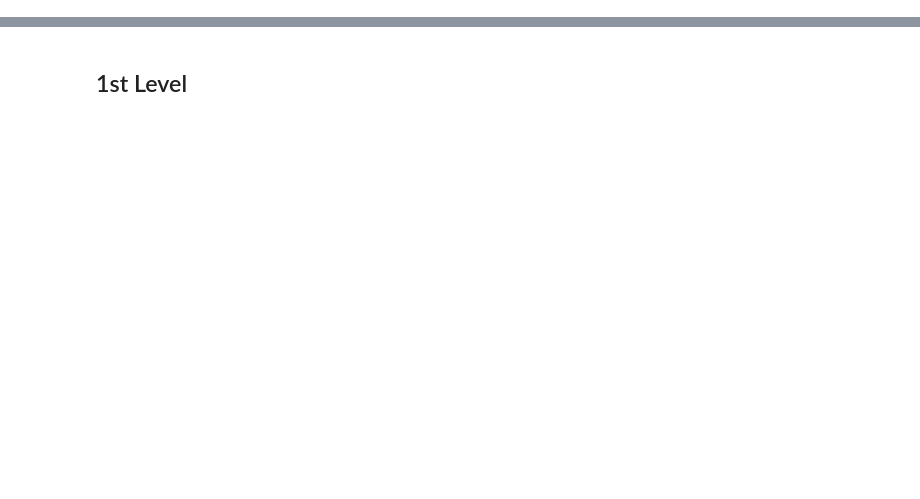
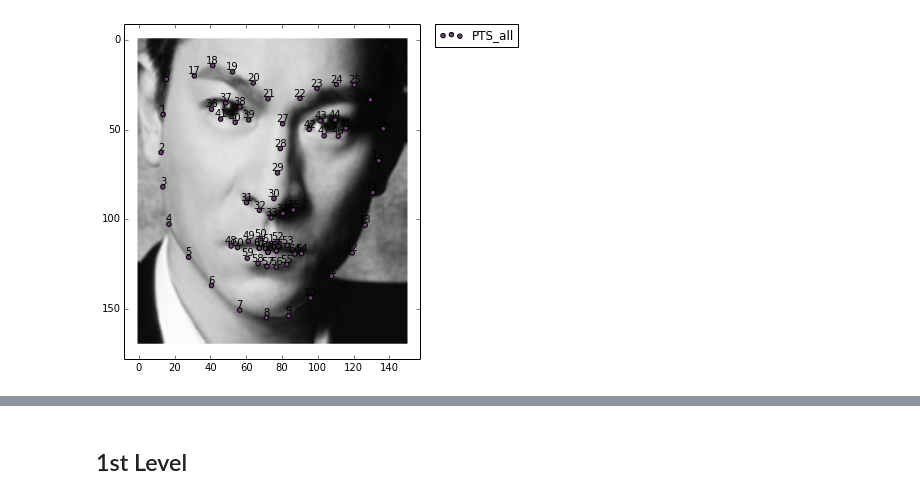
Before and after one commit to jalabort/scrap2, a Jupyter notebook: notebooks/DeepConv/PCA-ConvolutionNet.ipynb, the cells around one changed output, grey strips where cells are left out. Cells and saved outputs as stored; diff of their text form; code cells hidden in the pictures; blank space fills up the shorter version.

```diff
--- a/notebooks/DeepConv/PCA-ConvolutionNet.ipynb
+++ b/notebooks/DeepConv/PCA-ConvolutionNet.ipynb
@@ -35,0 +24,12 @@ n_pcs = 50
+# %%
+diagonal_range = 200
+img_shape = (170, 150)
+lim_y = img_shape[0] / 2
+lim_x = img_shape[1] / 2
+
+training_images = [i.rescale_landmarks_to_diagonal_range(diagonal_range).resize(img_shape) for i in training_images]
+# %%
+%matplotlib inline
+browse_images(training_images)
+# %% [output]
+[figure, added]
```
Also changed, not shown: parts of 116 cells of this notebook, 26 other files.
